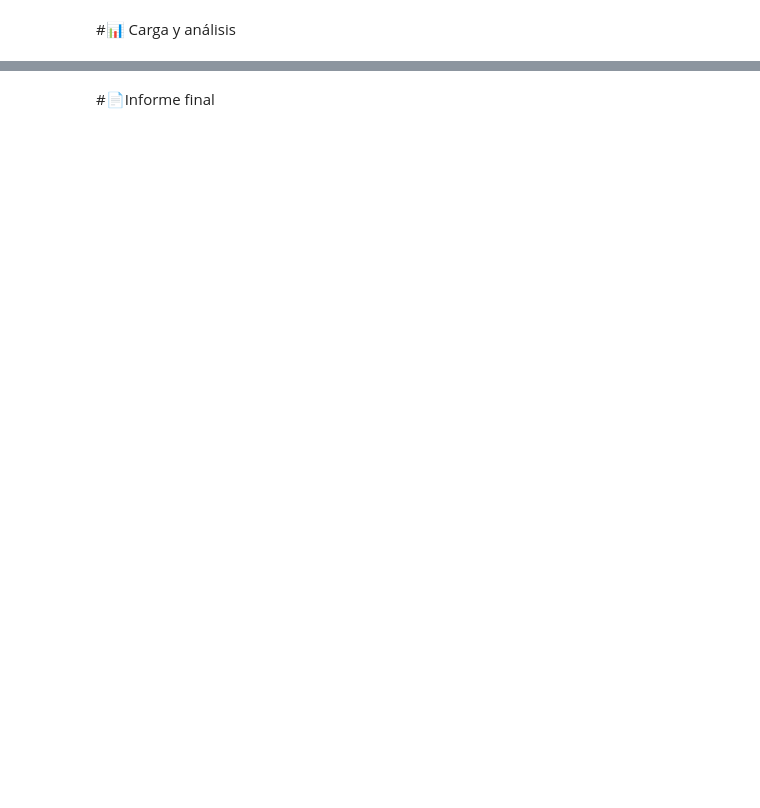
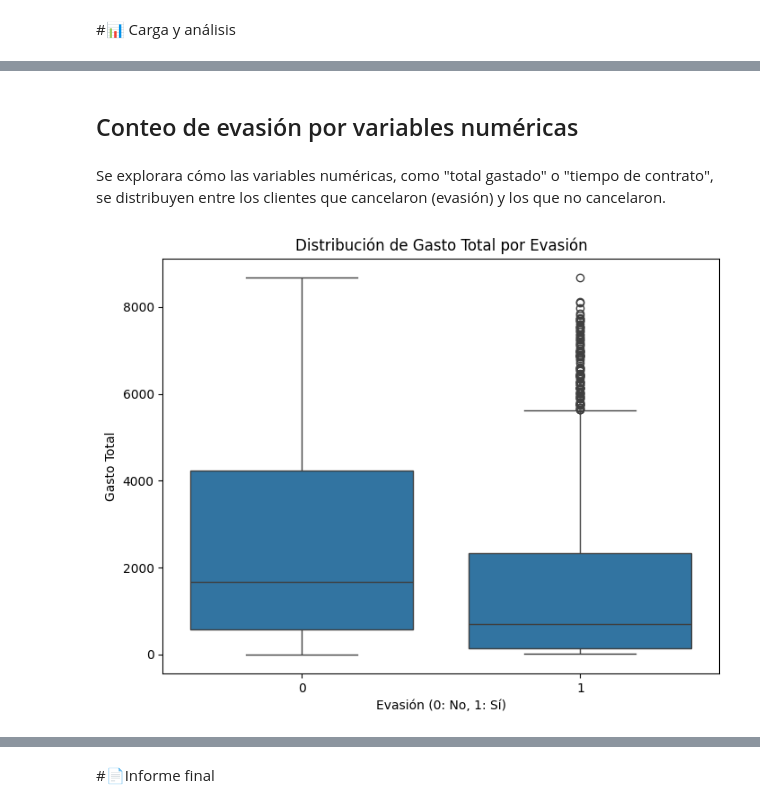
Before and after one commit to armando030/Challenge-Telecom-X, a Jupyter notebook: TelecomX_LATAM.ipynb, the cells around one changed output, grey strips where cells are left out. Saved outputs shown, nothing was run; the diff lists cells and outputs as text; code cells hidden in the pictures; blank space fills up the shorter version.

```diff
--- a/TelecomX_LATAM.ipynb
+++ b/TelecomX_LATAM.ipynb
@@ -27,0 +189,3 @@ df
+# %%
+for col in columnas[1:19]:
+  print(f'{col}: {df[col].unique()}')
@@ -27,0 +210,7 @@ df
+# %%
+for col in columnas[1:19]:
+  if set(df[col].unique()) == {'0', '1'}:
+    df[col] = df[col].astype(np.int8)
+  else:
+    continue
+df.info()
@@ -27,0 +266,2 @@ df
+# %%
+df['CuentasDiarias'] = df['Monthly']/30
@@ -28,2 +278,5 @@ df
+# %%
+df['Total'] = df['Total'].astype(np.float64)
+df['Total'] = df['Total'].astype(np.float64)
 # %% [markdown]
 #📊 Carga y análisis
@@ -29,0 +375,13 @@ df
+# %% [markdown]
+## Conteo de evasión por variables numéricas
+# %% [markdown]
+Se explorara cómo las variables numéricas, como "total gastado" o "tiempo de contrato", se distribuyen entre los clientes que cancelaron (evasión) y los que no cancelaron.
+# %%
+plt.figure(figsize=(8, 6))
+sns.boxplot(x='Churn', y='Total', data=df)
+plt.title('Distribución de Gasto Total por Evasión')
+plt.xlabel('Evasión (0: No, 1: Sí)')
+plt.ylabel('Gasto Total')
+plt.show()
+# %% [output]
+[figure, added]
```
Also changed, not shown: parts of 44 cells of this notebook.
